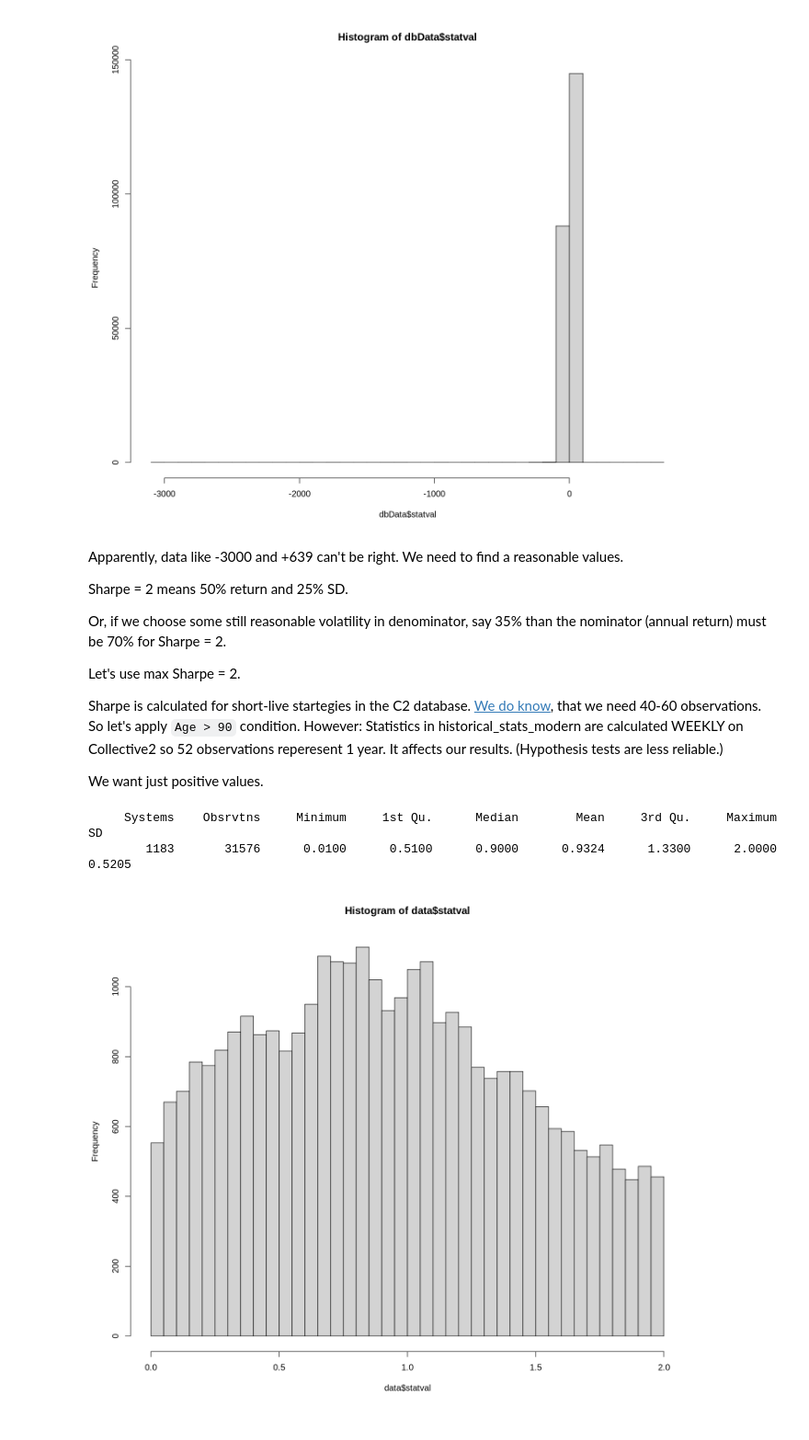
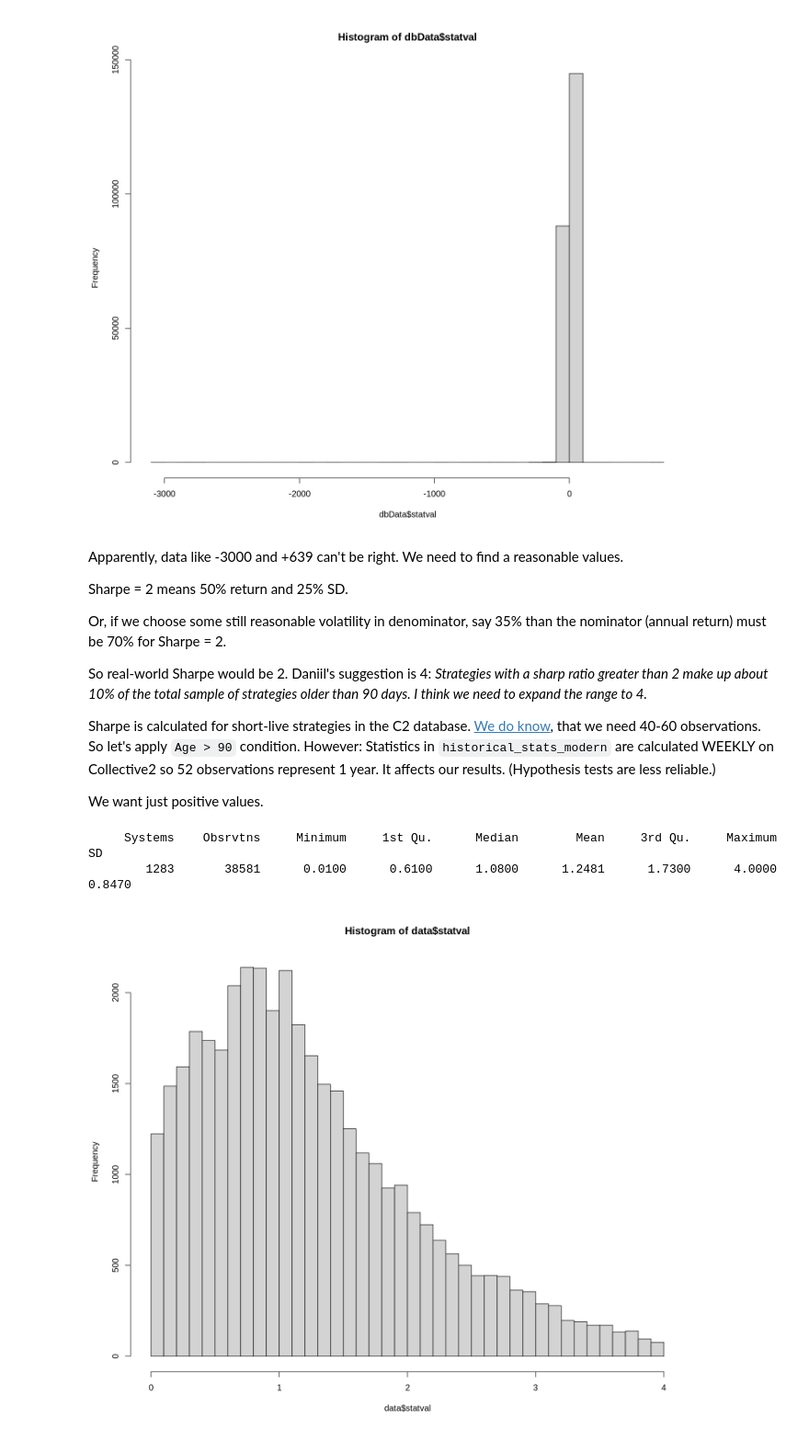
Before and after one commit to Svancara/C2ScoringWorkbench, a Jupyter notebook: C2Score_Sharpe.ipynb, the cells around one changed output. Shown at 92% size. Drawn from its saved outputs; the diff is of its cells as text; code cells hidden in the pictures.

Commit message:
Higher limits for Sharpe and Sortino

```diff
--- a/C2Score_Sharpe.ipynb
+++ b/C2Score_Sharpe.ipynb
@@ -30,29 +30,29 @@ Sharpe = 2 means 50% return and 25% SD.
 
 Or, if we choose some still reasonable volatility in denominator, say 35% than the nominator (annual return) must be 70% for Sharpe = 2.
 
-Let's use max Sharpe = 2.
+So real-world Sharpe would be 2. Daniil's suggestion is 4: _Strategies with a sharp ratio greater than 2 make up about 10% of the total sample of strategies older than 90 days. I think we need to expand the range to 4._
 
-Sharpe is calculated for short-live startegies in the C2 database. [We do know](./C2Score_Doc_Math.ipynb), that we need 40-60 observations. So let's apply `Age > 90` condition. However: Statistics in historical_stats_modern are calculated WEEKLY on Collective2 so 52 observations reperesent 1 year. It affects our results. (Hypothesis tests are less reliable.)
+Sharpe is calculated for short-live strategies in the C2 database. [We do know](./C2Score_Doc_Math.ipynb), that we need 40-60 observations. So let's apply `Age > 90` condition. However: Statistics in `historical_stats_modern` are calculated WEEKLY on Collective2 so 52 observations represent 1 year. It affects our results. (Hypothesis tests are less reliable.)
 
 We want just positive values.
 # %%
 # Apply conditions and join with cleaned data
 sql = "select statval, eq.*
  from ReturnsDataInIntervalsCleanedSkip090 eq
  join historical_stats_modern h on h.systemid=eq.systemid and h.YYYYMMDD = cast(date_format(DateStart,'%Y%m%d') AS UNSIGNED)
  where
     statname='jSharpe'
     and statval > 0
-    and statval <= 2
+    and statval <= 4
     and Age > 90"
 
 data = getC2ScoreDbData(sql)
 overview(data)
 hist(data$statval,breaks=50)
 # %% [output]
      Systems    Obsrvtns     Minimum     1st Qu.      Median        Mean     3rd Qu.     Maximum          SD
-        1183       31576      0.0100      0.5100      0.9000      0.9324      1.3300      2.0000      0.5205
+        1283       38581      0.0100      0.6100      1.0800      1.2481      1.7300      4.0000      0.8470
-[figure, old version]
+[figure, new version]
 # %%
 experiment = list(
   name = "Sharpe weekly, Age > 90",
```
Also changed, not shown: parts of 7 cells of this notebook, 6 other files.
